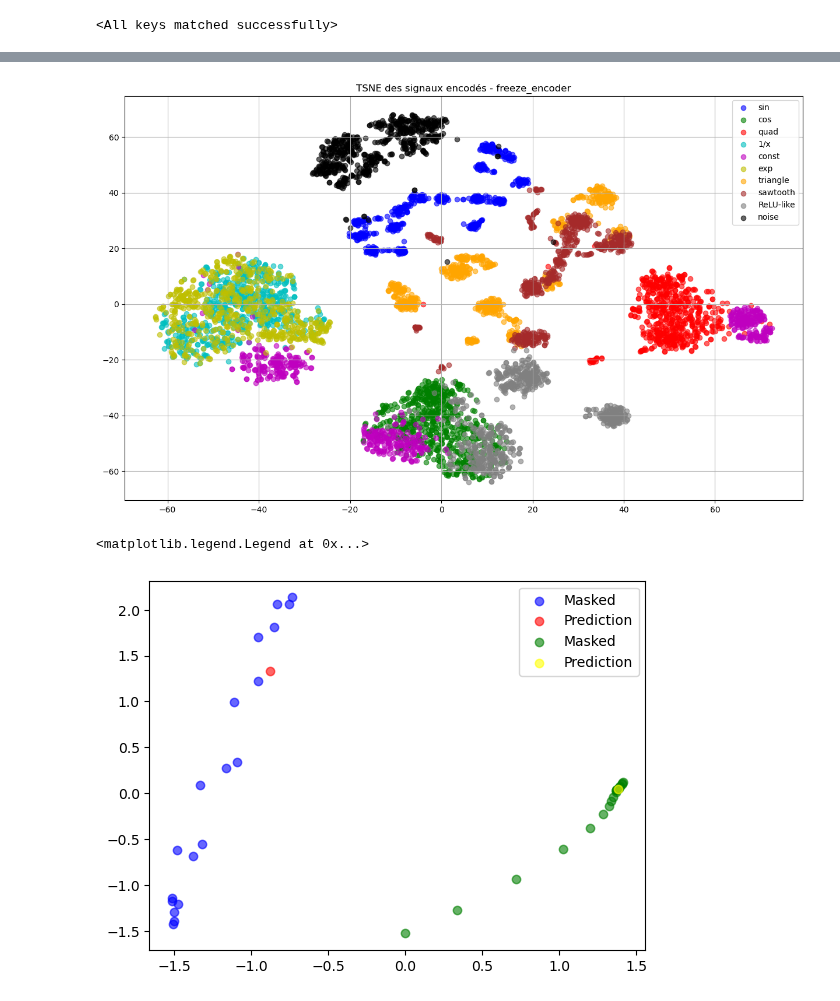
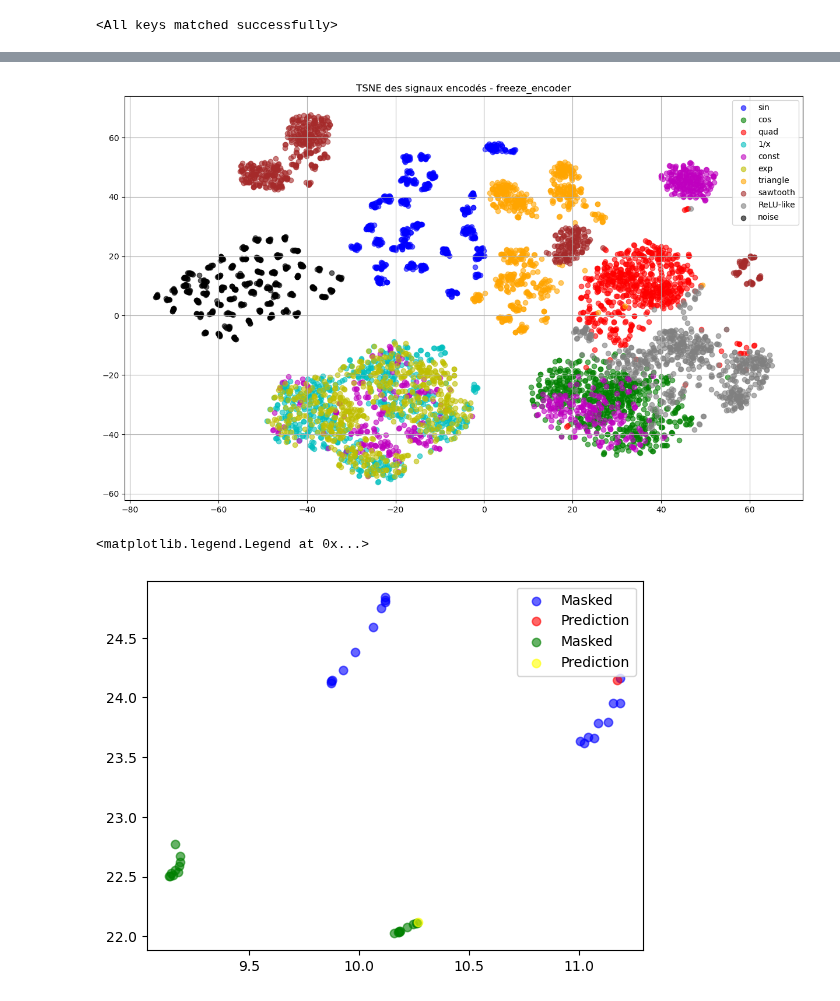
Before and after one commit to vilhess/JEPAtchTST, a Jupyter notebook: latent_space.ipynb, the cells around one changed output, grey strips where cells are left out. Drawn from its saved outputs; the diff is of its cells as text; code cells hidden in the pictures.

```diff
--- a/latent_space.ipynb
+++ b/latent_space.ipynb
@@ -15,7 +15,7 @@ config = SimpleNamespace(**config_pre)
 encoder = PatchTrADencoder(config)
 encoder_freeze = deepcopy(encoder)
 
-checkpoint_path = "checkpoints/ts_jepa_vicreg_v3" + "_" + "1" + ".ckpt"
+checkpoint_path = "checkpoints/ts_jepa_vicreg_type2" + "_" + "1" + ".ckpt"
 checkpoint = torch.load(checkpoint_path, weights_only=True)
 encoder.load_state_dict(checkpoint)
 # %% [output]
@@ -507,7 +503,7 @@ plt.title("TSNE des signaux encodés - freeze_encoder")
 plt.grid(True)
 plt.show()
 # %% [output]
-[figure, old version]
+[figure, new version]
 # %%
 x = torch.linspace(1, 10, 100)
 y1 = torch.sin(x).unsqueeze(0).unsqueeze(-1)
@@ -533,31 +529,31 @@ embeddings_pred2 = h_tar2.squeeze(0).squeeze(0)[19, :].unsqueeze(0)
 concat = torch.cat((embeddings_inp1, embeddings_pred1, embeddings_inp2, embeddings_pred2), dim=0)
 # %%
 # PCA
-pca = PCA(n_components=2)
+pca = TSNE(n_components=2)
 all_np = concat.cpu().numpy()
 embeddings_2d = pca.fit_transform(all_np)
 
 plt.scatter(
     embeddings_2d[0:19, 0],
     embeddings_2d[0:19, 1],
     alpha=0.6, label="Masked", color='blue'
 )
 plt.scatter(
     embeddings_2d[19, 0],
     embeddings_2d[19, 1],
     alpha=0.6, label="Prediction", color='red'
 )
 plt.scatter(
     embeddings_2d[20:39, 0],
     embeddings_2d[20:39, 1],
     alpha=0.6, label="Masked", color='green'
 )
 plt.scatter(
     embeddings_2d[39, 0],
     embeddings_2d[39, 1],
     alpha=0.6, label="Prediction", color='yellow'
 )
 plt.legend()
 # %% [output]
 <matplotlib.legend.Legend at 0x...>
-[figure, old version]
+[figure, new version]
```
Also changed, not shown: parts of 3 cells of this notebook, 24 other files.
